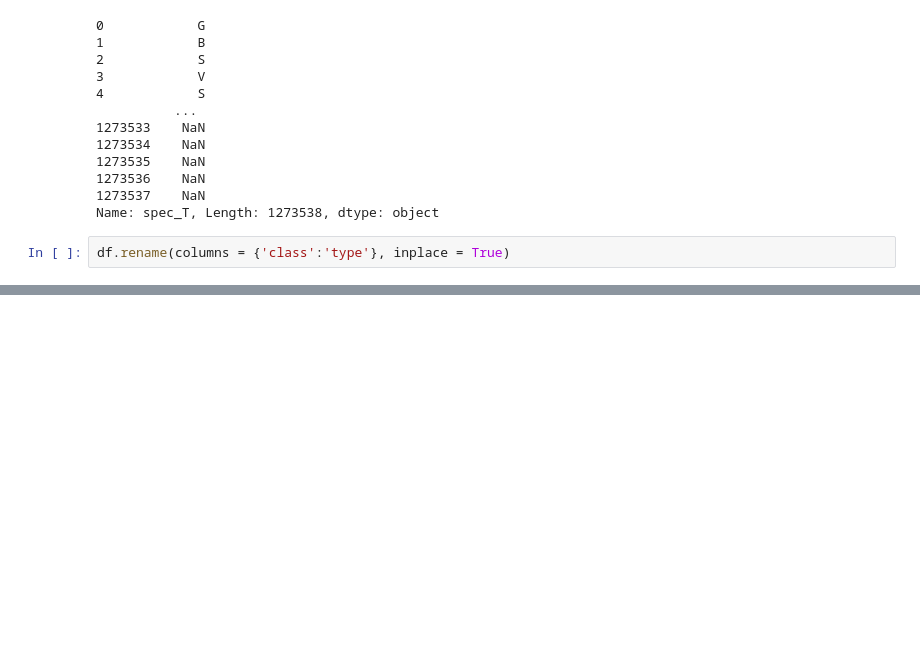
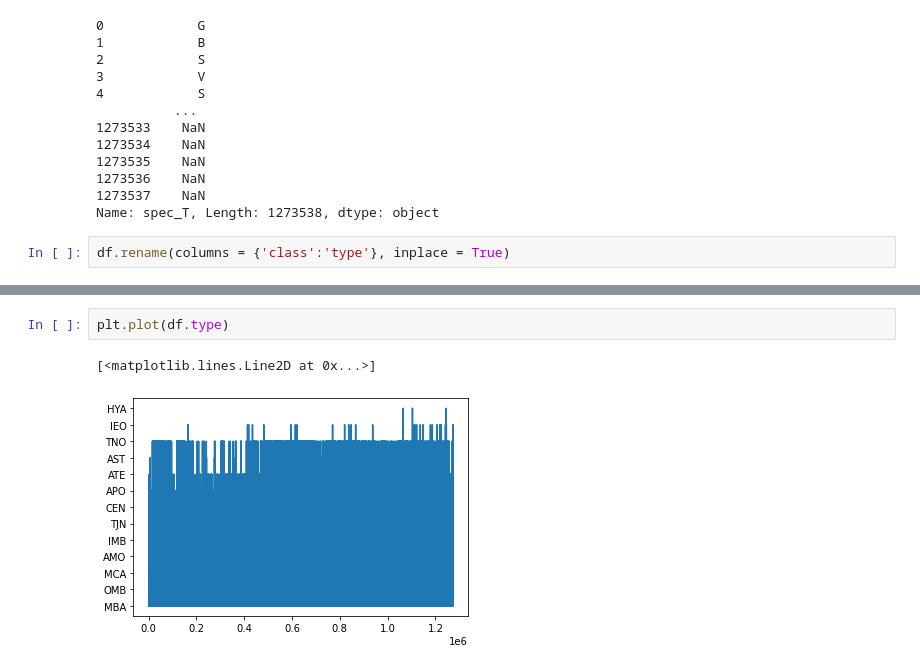
Before and after one commit to Naomi-SB/playing_around, a Jupyter notebook: asteroid_class.ipynb, the cells around one changed output, grey strips where cells are left out. Drawn from its saved outputs; the diff is of its cells as text; blank space fills up the shorter version.

```diff
--- a/asteroid_class.ipynb
+++ b/asteroid_class.ipynb
@@ -155,0 +179,5 @@ df.neo
+# %%
+plt.plot(df.type)
+# %% [output]
+[<matplotlib.lines.Line2D at 0x...>]
+[figure, added]
```
Also changed, not shown: parts of 10 cells of this notebook.
